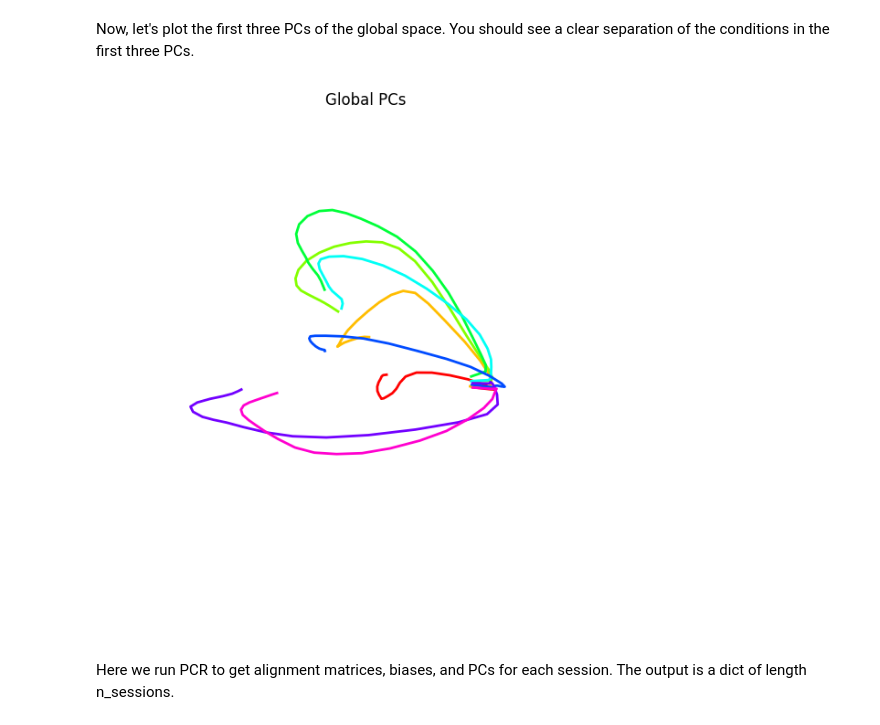
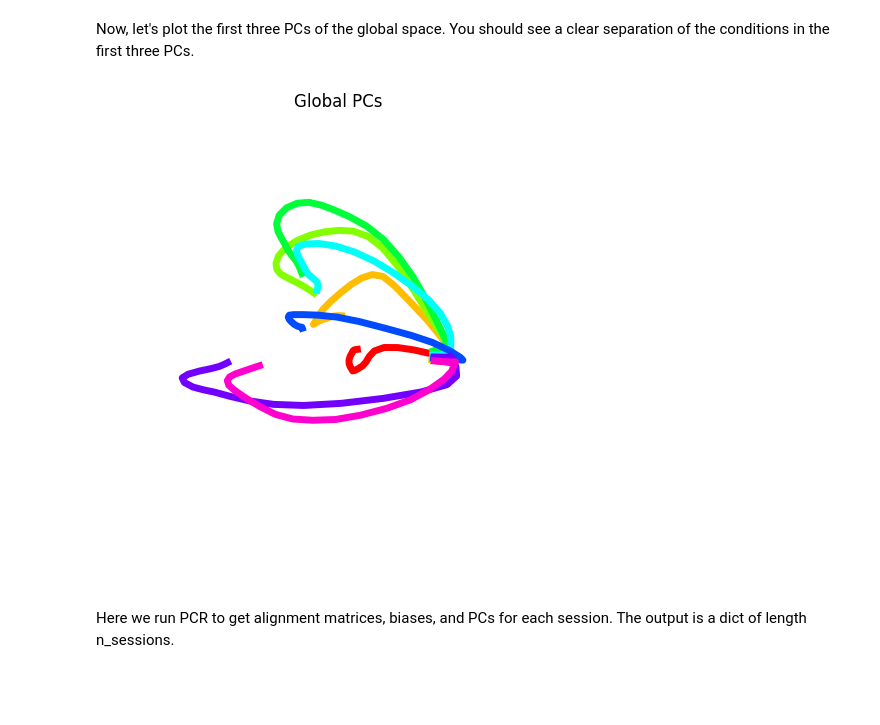
Before and after one commit to arsedler9/lfads-torch, a Jupyter notebook: tutorials/multisession/multisession_data_preparation.ipynb, the cells around one changed output. Drawn from its saved outputs; the diff is of its cells as text; code cells hidden in the pictures; blank space fills up the shorter version.

```diff
--- a/tutorials/multisession/multisession_data_preparation.ipynb
+++ b/tutorials/multisession/multisession_data_preparation.ipynb
@@ -184,43 +214,29 @@ Num Components Needed for >0.90 Variance: [42 43 44 45 46 47 48 49]
 # %% [markdown]
 Now, let's plot the first three PCs of the global space. You should see a clear separation of the conditions in the first three PCs.
-# %%
-fig = plt.figure(figsize=(6, 8))
-ax = fig.add_subplot(1,1,1,projection='3d')
-
-cond_field_to_plot = cond_ids
-cm = colormap.hsv
-
-data_reduced_reshaped = np.reshape(dim_reduced_data, (32, 27, 50))
-conditions = np.arange(1, 33,1)
-for c in range(32):
-    if conditions[c] > 24:
-        conditions[c] -= 24
-    elif conditions[c] > 16:
-        conditions[c] -= 16
-    elif conditions[c] > 8:
-        conditions[c] -= 8
-n_conds = len(np.unique(conditions))
-for jj in range(n_conds):
-    where_cond = np.where(conditions == jj+1)[0]
-    trials_cond = data_reduced_reshaped[where_cond, :, :]
-
-    trial_avg_cond = np.mean(trials_cond, axis=0)
-    ax.plot(trial_avg_cond[:, 0],
-            trial_avg_cond[:, 1],
-            trial_avg_cond[:, 2],
-        color=cm(float(jj)/n_conds),
-        alpha=1,
-        linewidth=2)
-    ax.view_init(elev=30, azim=30, roll=0)
-    ax.grid(False)
-    ax.axis('off')
-    ax.set_title('Global PCs')
-    ax.set_xlabel('PC1')
-    ax.set_ylabel('PC2')
-    ax.set_zlabel('PC3')
-    fig.tight_layout()
-    plt.subplots_adjust(wspace=0.1, hspace=0.1)
-# %% [output]
-[figure, removed]
+# %%
+from mpl_toolkits.mplot3d import Axes3D
+from matplotlib import cm
+
+# Create a 3D plotting axis
+fig = plt.figure(figsize=(6, 8))
+ax = fig.add_subplot(projection='3d')
+# Reorganize the PCs for plotting
+n_conds, n_timesteps, _ = psths[session].shape
+psth_pcs = np.reshape(combined_psth_pcs, (n_conds, n_timesteps, n_components))
+# Plot according to reach direction
+conditions = np.unique(conds[session]) % 8
+unique_conds = np.unique(conditions)
+for c in unique_conds:
+    avg_psth = np.mean(psth_pcs[conditions == c], axis=0)
+    ax.plot(
+        *avg_psth.T[:3],
+        color=cm.hsv(c / len(unique_conds)),
+        linewidth=5,
+    )
+ax.view_init(elev=30, azim=30, roll=0)
+ax.set_title('Global PCs')
+_ = ax.axis('off')
+# %% [output]
+[figure, added]
 # %% [markdown]
 Here we run PCR to get alignment matrices, biases, and PCs for each session. The output is a dict of length n_sessions.
```
Also changed, not shown: parts of 36 cells of this notebook, 3 other files.
